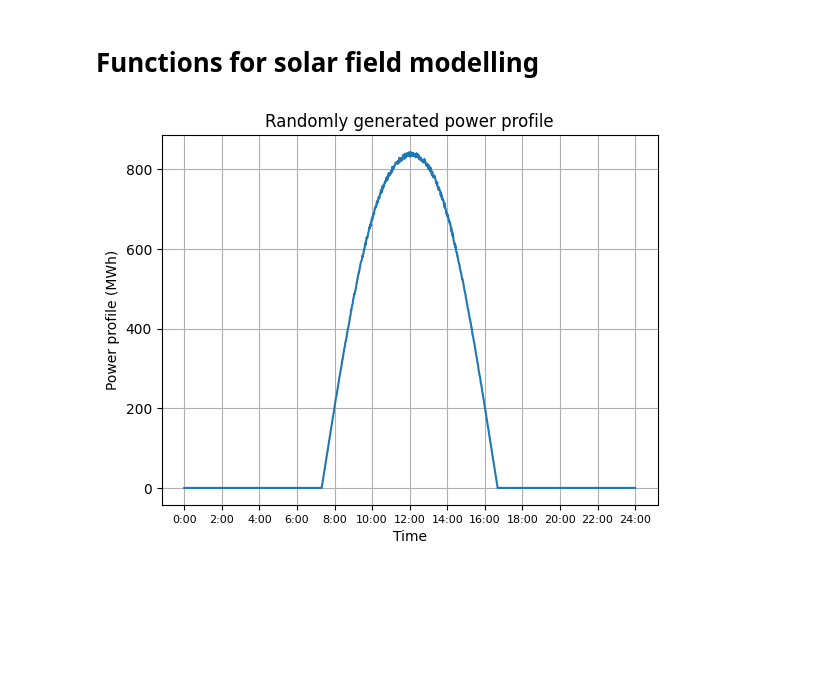
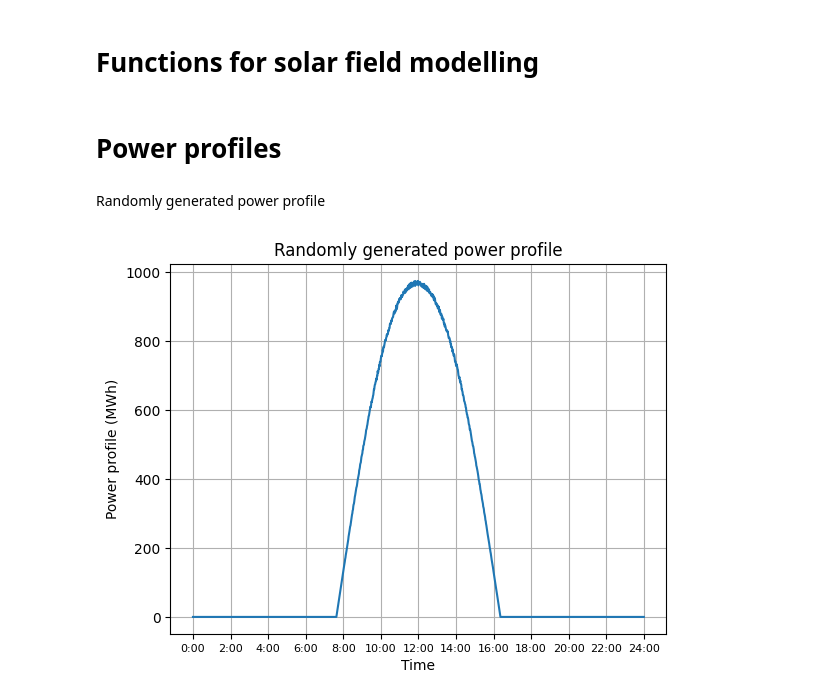
Before and after one commit to Andrea1999Broglia/Solar-field-output-simulation-by-Monte-Carlo-method, a Jupyter notebook: model.ipynb, the cells around one changed output. Saved outputs shown, nothing was run; the diff lists cells and outputs as text; code cells hidden in the pictures; blank space fills up the shorter version.

```diff
--- a/model.ipynb
+++ b/model.ipynb
@@ -109,10 +109,13 @@ def power_plotter(profile):
     plt.xlabel("Time")
     plt.ylabel("Power profile (MWh)")
     plt.grid()
+# %% [markdown]
+# Power profiles
+# %% [markdown]
+Randomly generated power profile
 # %%
 trial=power_profile_generator()
-power_total=np.sum(trial[0])/60
 power_plotter(trial[0])
 plt.title("Randomly generated power profile");
 # %% [output]
-[figure, old version]
+[figure, new version]
```
Also changed, not shown: parts of 5 cells of this notebook, 2 other files.
